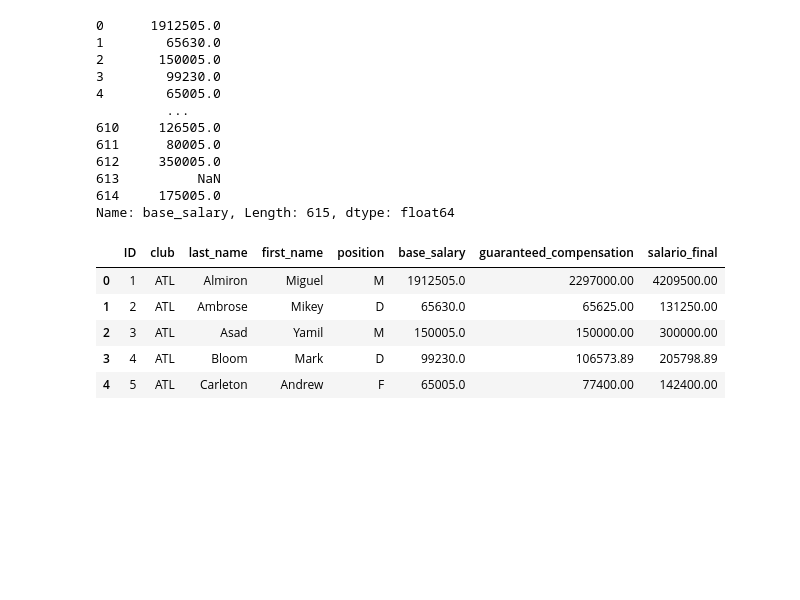
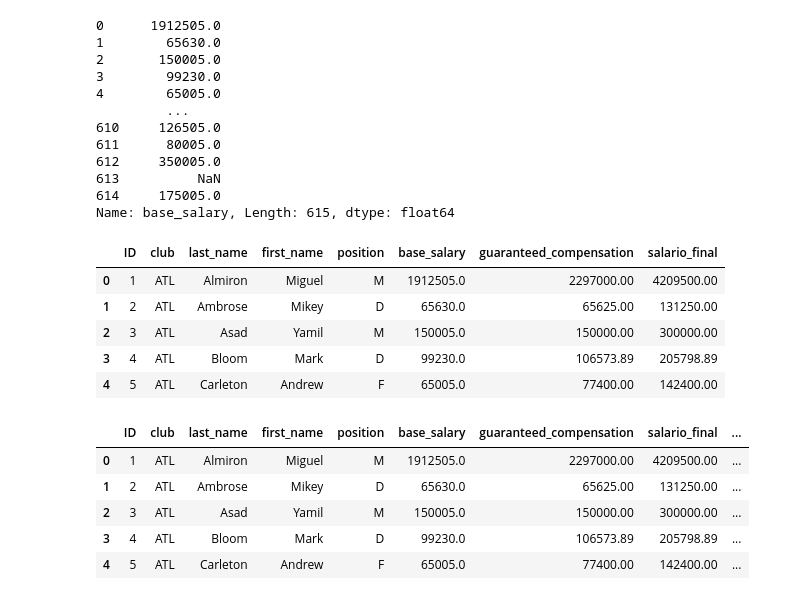
Before and after one commit to EduardoBran/Python_-_Estrutura-de-Dados-com-Pandas, a Jupyter notebook: 3.Adicao_de_Colunas_Com_e_Sem_Broadcasting.ipynb, the cells around one changed output. Saved outputs shown, nothing was run; the diff lists cells and outputs as text; code cells hidden in the pictures; blank space fills up the shorter version.

```diff
--- a/3.Adicao_de_Colunas_Com_e_Sem_Broadcasting.ipynb
+++ b/3.Adicao_de_Colunas_Com_e_Sem_Broadcasting.ipynb
@@ -107,0 +112,10 @@ df.head()
+# %%
+# Visualizando
+df.head()
+# %% [output]
+|  | ID | club | last_name | first_name | position | base_salary | guaranteed_compensation | salario_final | ... |
+| 0 | 1 | ATL | Almiron | Miguel | M | 1912505.0 | 2297000.00 | 4209500.00 | ... |
+| 1 | 2 | ATL | Ambrose | Mikey | D | 65630.0 | 65625.00 | 131250.00 | ... |
+| 2 | 3 | ATL | Asad | Yamil | M | 150005.0 | 150000.00 | 300000.00 | ... |
+| 3 | 4 | ATL | Bloom | Mark | D | 99230.0 | 106573.89 | 205798.89 | ... |
+| 4 | 5 | ATL | Carleton | Andrew | F | 65005.0 | 77400.00 | 142400.00 | ... |
```
Also changed, not shown: parts of 15 cells of this notebook.
